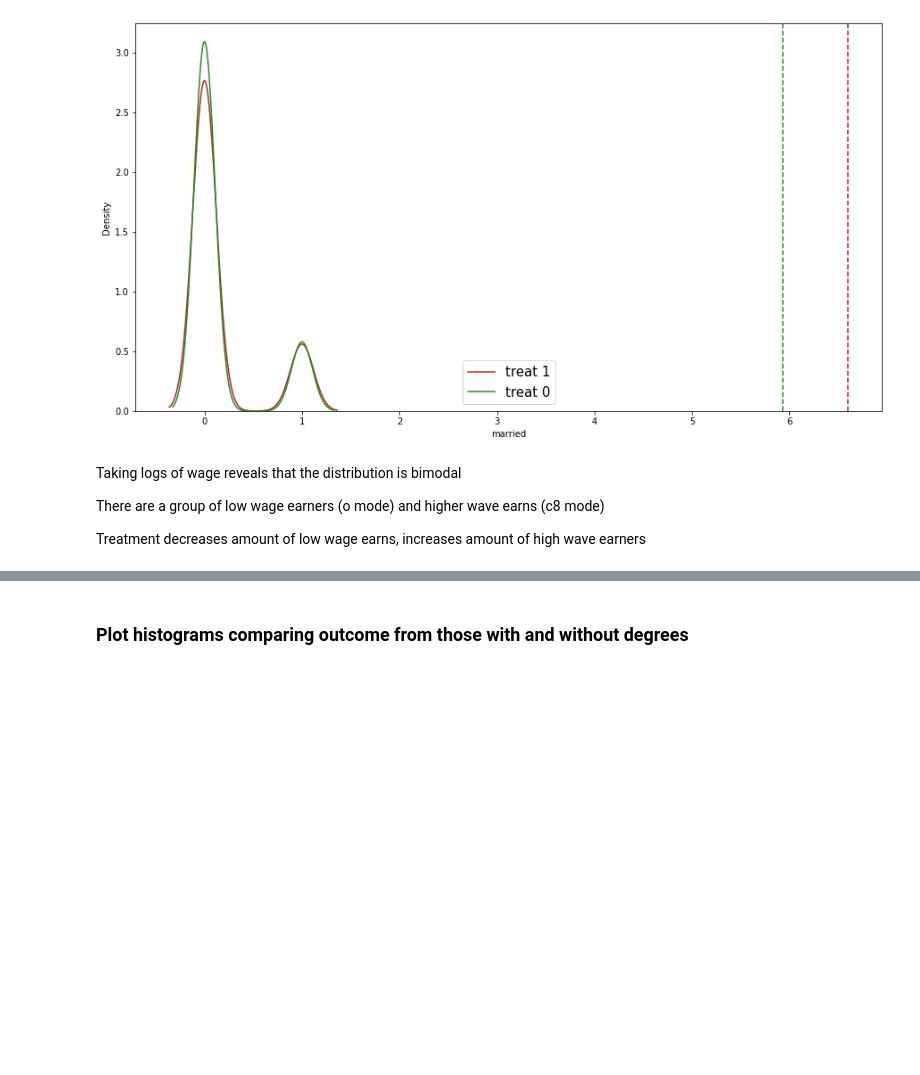
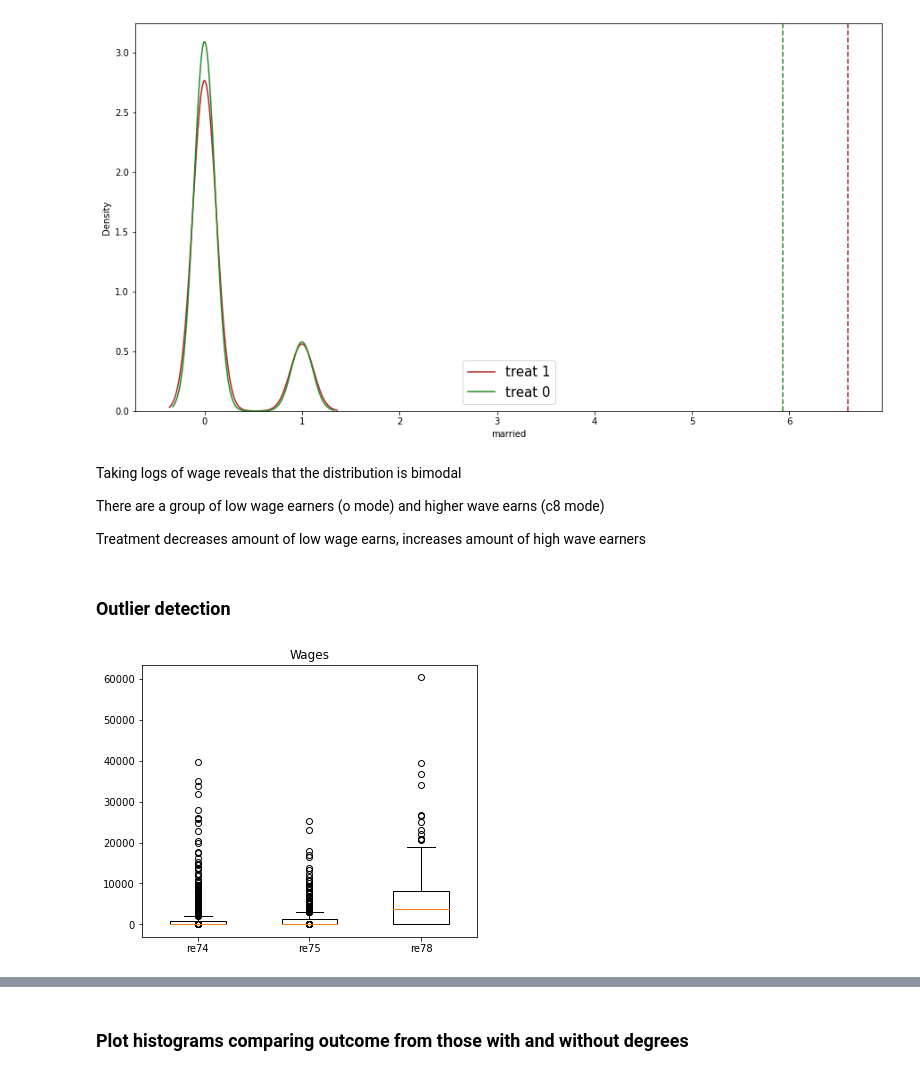
Before and after one commit to MawuliAgamah/ml-propensity-score-matching, a Jupyter notebook: lalonde.ipynb, the cells around one changed output, grey strips where cells are left out. Cells and saved outputs as stored; diff of their text form; code cells hidden in the pictures; blank space fills up the shorter version.

```diff
--- a/lalonde.ipynb
+++ b/lalonde.ipynb
@@ -46,4 +50,4 @@ nsw['re75']  = np.log(nsw['re75'])
 nsw['re78'] = round(nsw['re78'],2)
 nsw['re75'] = round(nsw['re75'],2)
 
-nsw
+nswre74['idx'] = range(1, len(nswre74) + 1)
@@ -157,3 +147,12 @@ plt.axvline(nsw['re78'][nsw['treat']==0].mean(), color='forestgreen', linestyle=
 <p> Taking logs of wage reveals that the distribution is bimodal </p>
 <p> There are a group of low wage earners (o mode) and higher wave earns (c8 mode) </p>
 <p> Treatment decreases amount of low wage earns, increases amount of high wave earners</p>
+# %% [markdown]
+### Outlier detection
+# %%
+plt.boxplot([nswre74['re74'],nswre74['re75'],nswre74['re78']], widths=0.5)
+plt.xticks([1,2,3],['re74', 're75','re78'])
+plt.title('Wages')
+plt.show()
+# %% [output]
+[figure, added]
```
Also changed, not shown: parts of 14 cells of this notebook, 2 other files.
